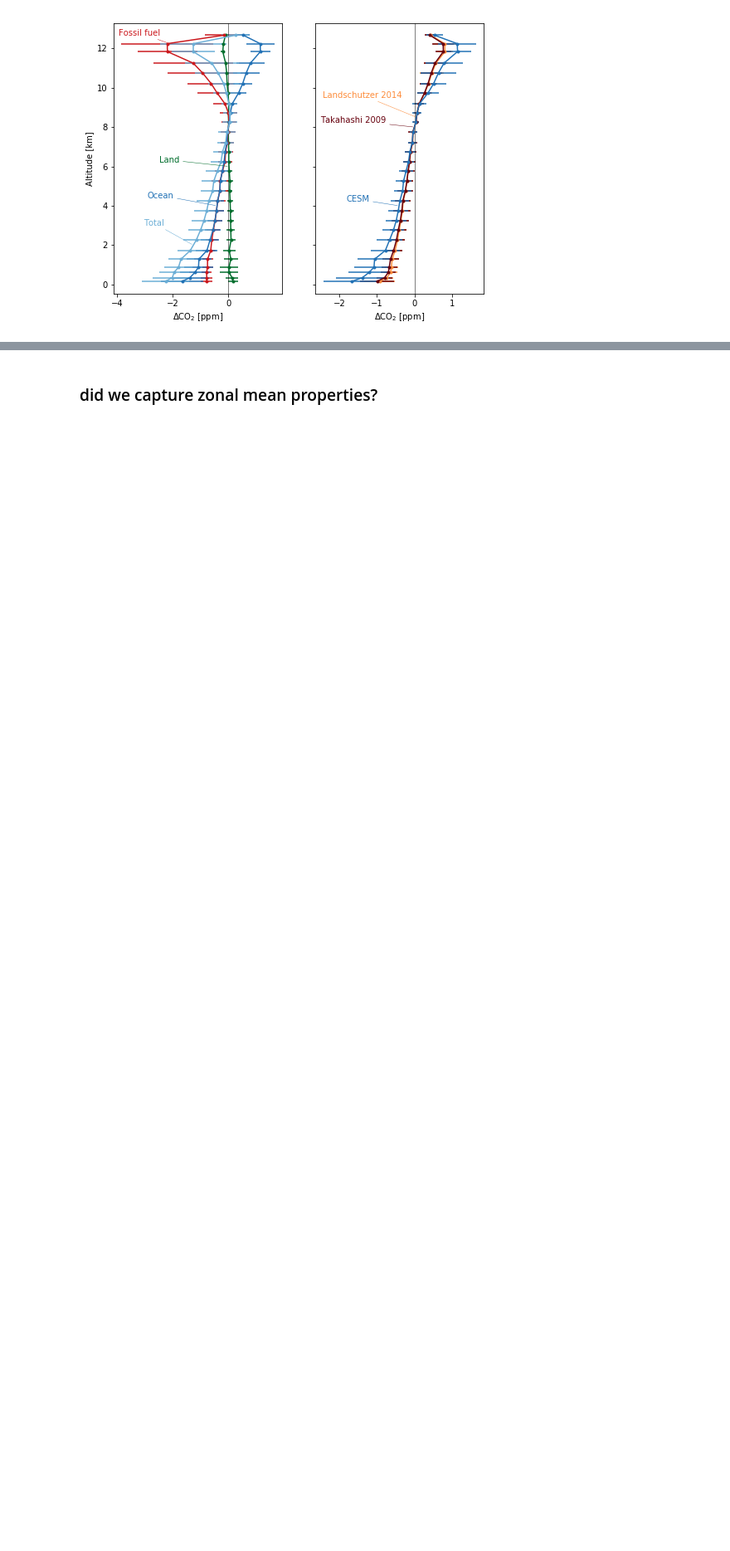
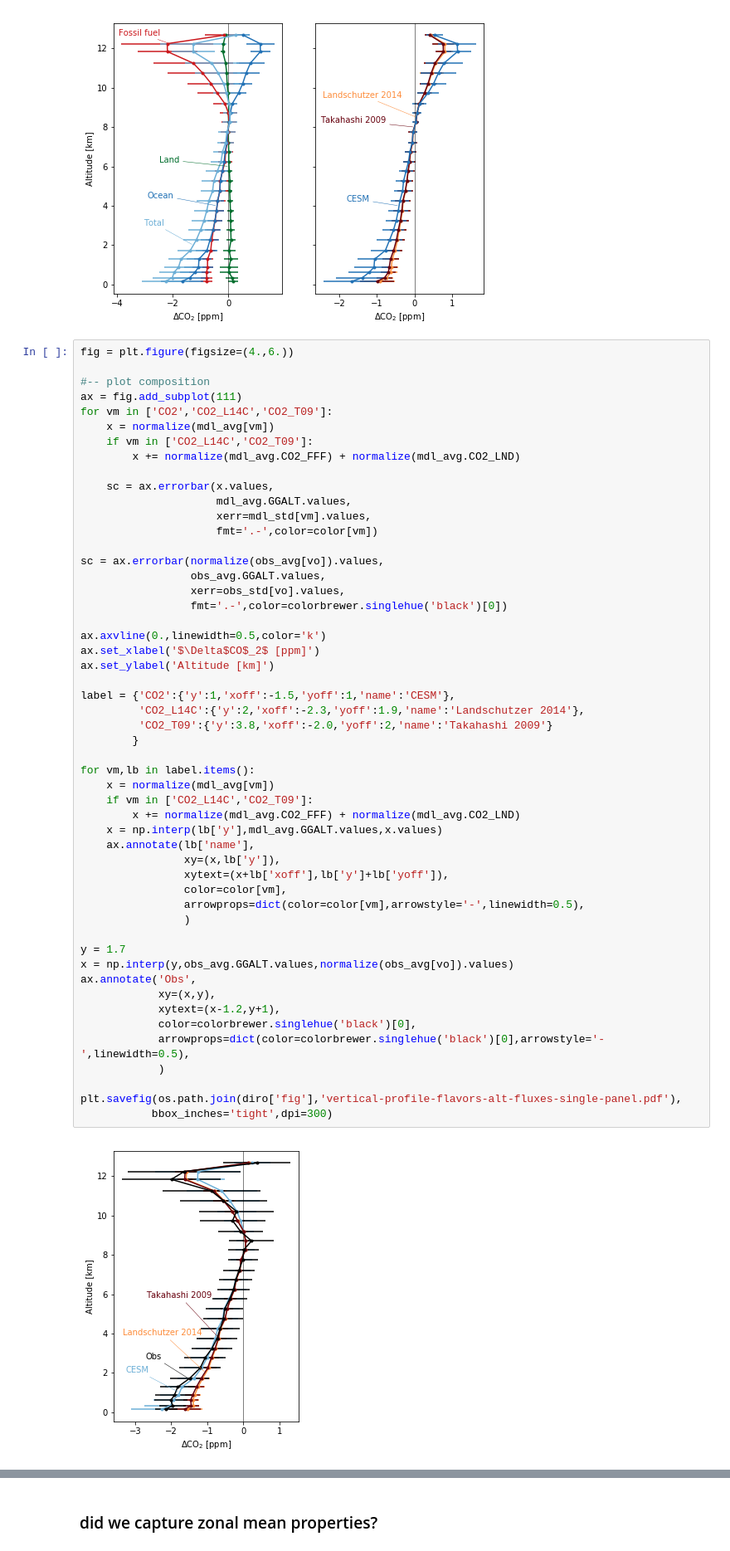
Before and after one commit to matt-long/orcas, a Jupyter notebook: plot_vertical_profile_flights.ipynb, the cells around one changed output, grey strips where cells are left out. Shown at 83% size. Drawn from its saved outputs; the diff is of its cells as text; blank space fills up the shorter version.

```diff
--- a/plot_vertical_profile_flights.ipynb
+++ b/plot_vertical_profile_flights.ipynb
@@ -305,6 +305,60 @@ plt.savefig(os.path.join(diro['fig'],'vertical-profile-flavors-alt-fluxes.pdf'),
            bbox_inches='tight',dpi=300)
 # %% [output]
 [figure]
+# %%
+fig = plt.figure(figsize=(4.,6.))
+
+#-- plot composition
+ax = fig.add_subplot(111)
+for vm in ['CO2','CO2_L14C','CO2_T09']:
+    x = normalize(mdl_avg[vm])
+    if vm in ['CO2_L14C','CO2_T09']:
+        x += normalize(mdl_avg.CO2_FFF) + normalize(mdl_avg.CO2_LND)
+
+    sc = ax.errorbar(x.values,
+                     mdl_avg.GGALT.values,
+                     xerr=mdl_std[vm].values,
+                     fmt='.-',color=color[vm])
+
+sc = ax.errorbar(normalize(obs_avg[vo]).values,
+                 obs_avg.GGALT.values,
+                 xerr=obs_std[vo].values,
+                 fmt='.-',color=colorbrewer.singlehue('black')[0])
+
+ax.axvline(0.,linewidth=0.5,color='k')
+ax.set_xlabel('$\Delta$CO$_2$ [ppm]')
+ax.set_ylabel('Altitude [km]')
+
+label = {'CO2':{'y':1,'xoff':-1.5,'yoff':1,'name':'CESM'},
+         'CO2_L14C':{'y':2,'xoff':-2.3,'yoff':1.9,'name':'Landschutzer 2014'},
+         'CO2_T09':{'y':3.8,'xoff':-2.0,'yoff':2,'name':'Takahashi 2009'}
+        }
+
+for vm,lb in label.items():
+    x = normalize(mdl_avg[vm])
+    if vm in ['CO2_L14C','CO2_T09']:
+        x += normalize(mdl_avg.CO2_FFF) + normalize(mdl_avg.CO2_LND)
+    x = np.interp(lb['y'],mdl_avg.GGALT.values,x.values)
+    ax.annotate(lb['name'],
+                xy=(x,lb['y']),
+                xytext=(x+lb['xoff'],lb['y']+lb['yoff']),
+                color=color[vm],
+                arrowprops=dict(color=color[vm],arrowstyle='-',linewidth=0.5),
+                )
+
+y = 1.7
+x = np.interp(y,obs_avg.GGALT.values,normalize(obs_avg[vo]).values)
+ax.annotate('Obs',
+            xy=(x,y),
+            xytext=(x-1.2,y+1),
+            color=colorbrewer.singlehue('black')[0],
+            arrowprops=dict(color=colorbrewer.singlehue('black')[0],arrowstyle='-',linewidth=0.5),
+            )
+
+plt.savefig(os.path.join(diro['fig'],'vertical-profile-flavors-alt-fluxes-single-panel.pdf'),
+           bbox_inches='tight',dpi=300)
+# %% [output]
+[figure, added]
 # %%
 fig = plt.figure(figsize=(4.,6.))
 
```
Also changed, not shown: parts of 3 cells of this notebook, 10 other files.
